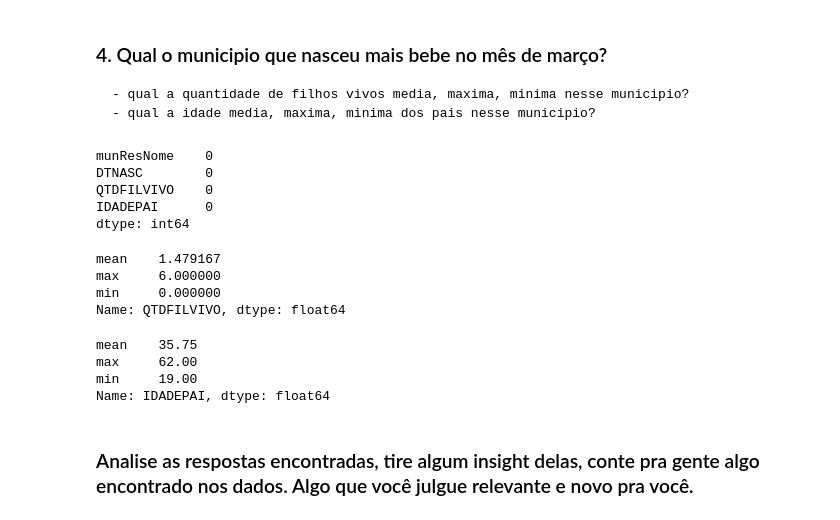
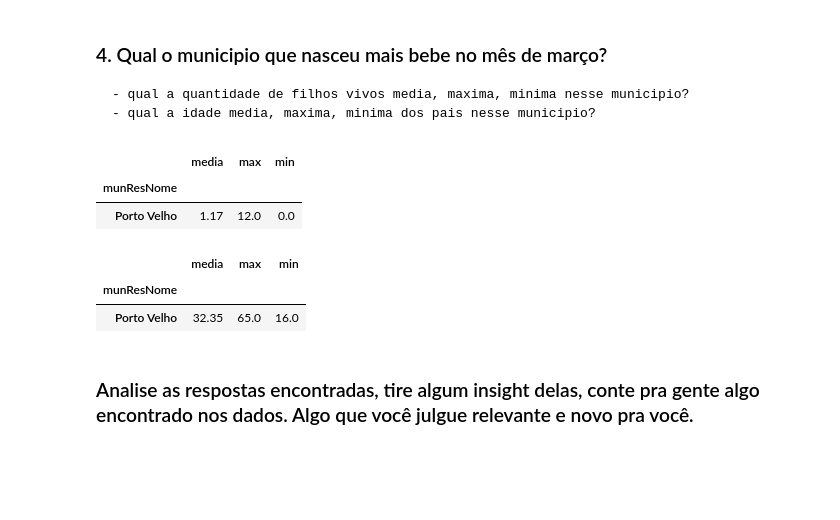
Before and after one commit to Tiagopydados/Volta---Zero, a Jupyter notebook: Analise de dados com metodos de groupby e agg.ipynb, the cells around one changed output. Cells and saved outputs as stored; diff of their text form; code cells hidden in the pictures; blank space fills up the shorter version.

```diff
--- a/Analise de dados com metodos de groupby e agg.ipynb
+++ b/Analise de dados com metodos de groupby e agg.ipynb
@@ -97,33 +100,18 @@ Name: IDADEPAI, dtype: float64
 ### 4. Qual o municipio que nasceu mais bebe no mês de março?
     - qual a quantidade de filhos vivos media, maxima, minima nesse municipio?
     - qual a idade media, maxima, minima dos pais nesse municipio?
-# %%
-data_04 = sinasc_raw[['munResNome','DTNASC','QTDFILVIVO','IDADEPAI']]
-data_04 = data_04[data_04['DTNASC'].str.contains('-03-')]
-data_04['munResNome'].value_counts()
-data_04 = data_04[data_04['munResNome'] == 'Porto Velho']
-data_04 = data_04.dropna()
-data_04.isna().sum()
-# %% [output]
-munResNome    0
-DTNASC        0
-QTDFILVIVO    0
-IDADEPAI      0
-dtype: int64
-# %%
-data_04['QTDFILVIVO'].agg(['mean','max','min'])
-# %% [output]
-mean    1.479167
-max     6.000000
-min     0.000000
-Name: QTDFILVIVO, dtype: float64
-# %%
-data_04['IDADEPAI'].agg(['mean','max','min'])
-# %% [output]
-mean    35.75
-max     62.00
-min     19.00
-Name: IDADEPAI, dtype: float64
+# %%
+sinasc_raw.loc[(sinasc_raw['DTNASC'] >= '01-03-2019') & (sinasc_raw['DTNASC'] <= '31-03-2019') & (sinasc_raw['munResNome'] == 'Porto Velho')].groupby('munResNome')['QTDFILVIVO'].agg([('media','mean'),'max','min']).round(2)
+# %% [output]
+|  | media | max | min |
+| munResNome |  |  |  |
+| Porto Velho | 1.17 | 12.0 | 0.0 |
+# %%
+sinasc_raw.loc[(sinasc_raw['DTNASC'] >= '01-03-2019') & (sinasc_raw['DTNASC'] <= '31-03-2019') & (sinasc_raw['munResNome'] == 'Porto Velho')].groupby('munResNome')['IDADEPAI'].agg([('media','mean'),'max','min']).round(2)
+# %% [output]
+|  | media | max | min |
+| munResNome |  |  |  |
+| Porto Velho | 32.35 | 65.0 | 16.0 |
 # %% [markdown]
 ### Analise as respostas encontradas, tire algum insight delas, conte pra gente algo encontrado nos dados. Algo que você julgue relevante e novo pra você.
 # %% [markdown]
```
Also changed, not shown: parts of 1 cell of this notebook.
